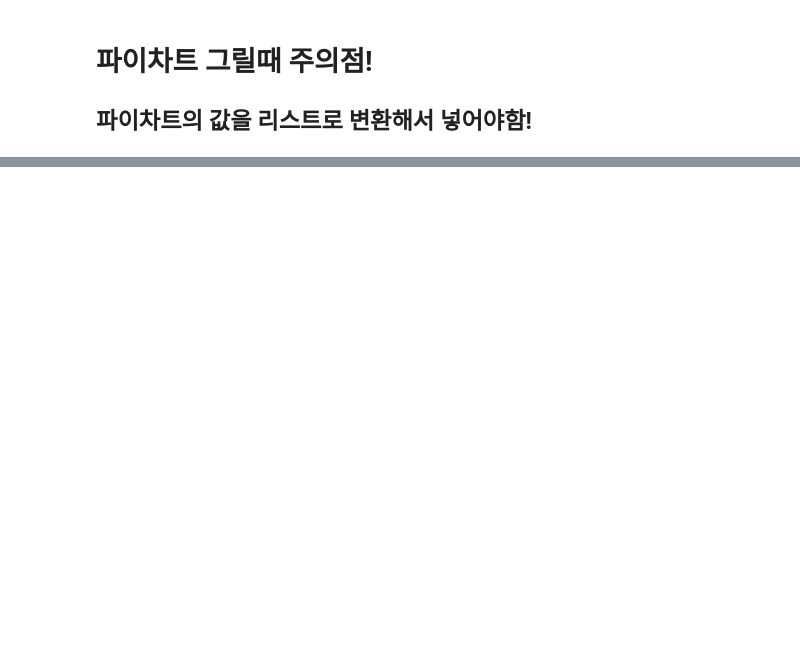
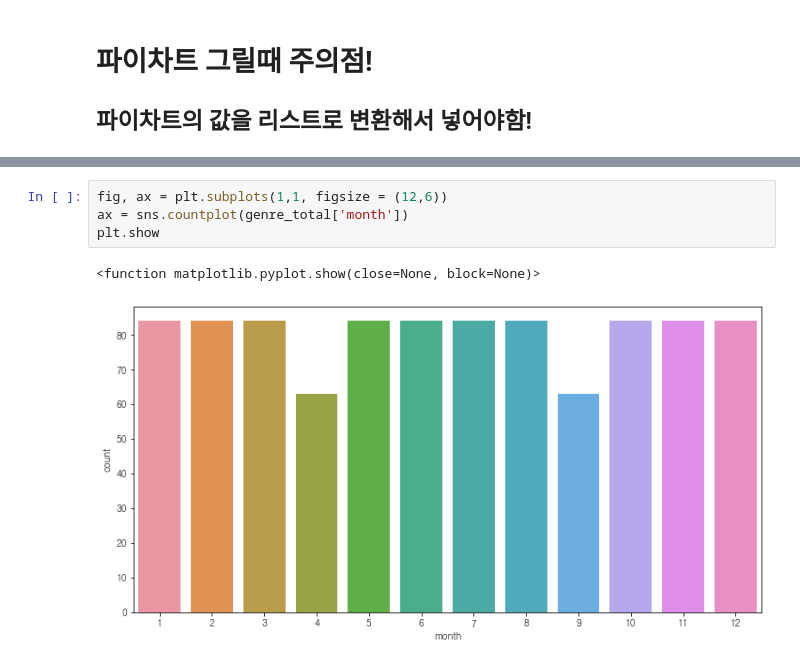
Before and after one commit to jeongmin5o/-DA-movie_covid19-analysis, a Jupyter notebook: mini_vis.ipynb, the cells around one changed output, grey strips where cells are left out. Cells and saved outputs as stored; diff of their text form; blank space fills up the shorter version.

```diff
--- a/mini_vis.ipynb
+++ b/mini_vis.ipynb
@@ -233,0 +232,7 @@ KeyError: 'genre'
+# %%
+fig, ax = plt.subplots(1,1, figsize = (12,6))
+ax = sns.countplot(genre_total['month'])
+plt.show
+# %% [output]
+<function matplotlib.pyplot.show(close=None, block=None)>
+[figure, added]
```
Also changed, not shown: parts of 15 cells of this notebook.
